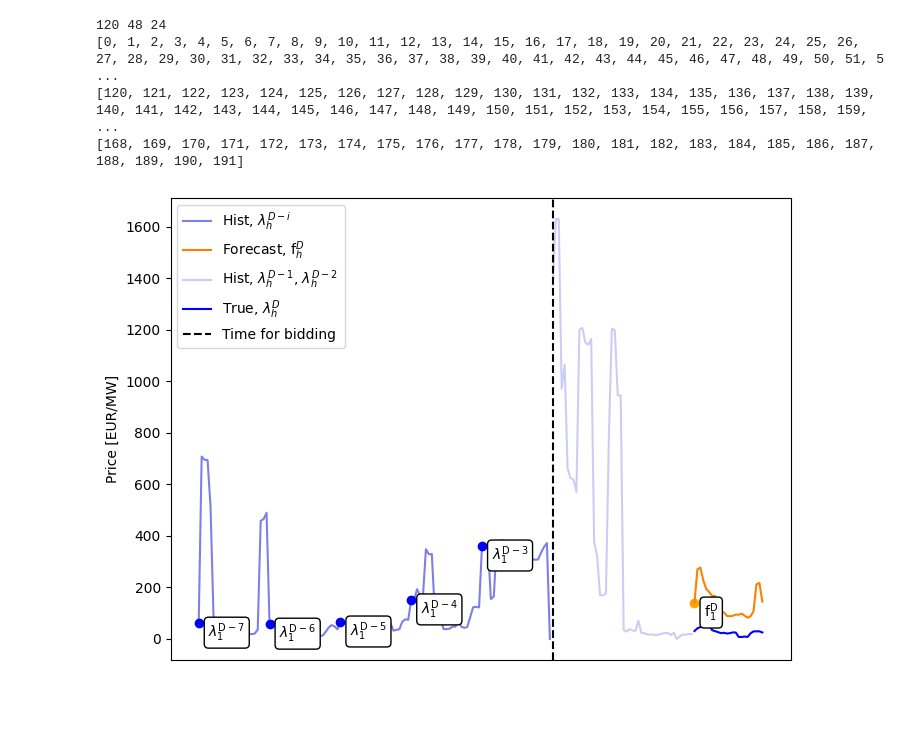
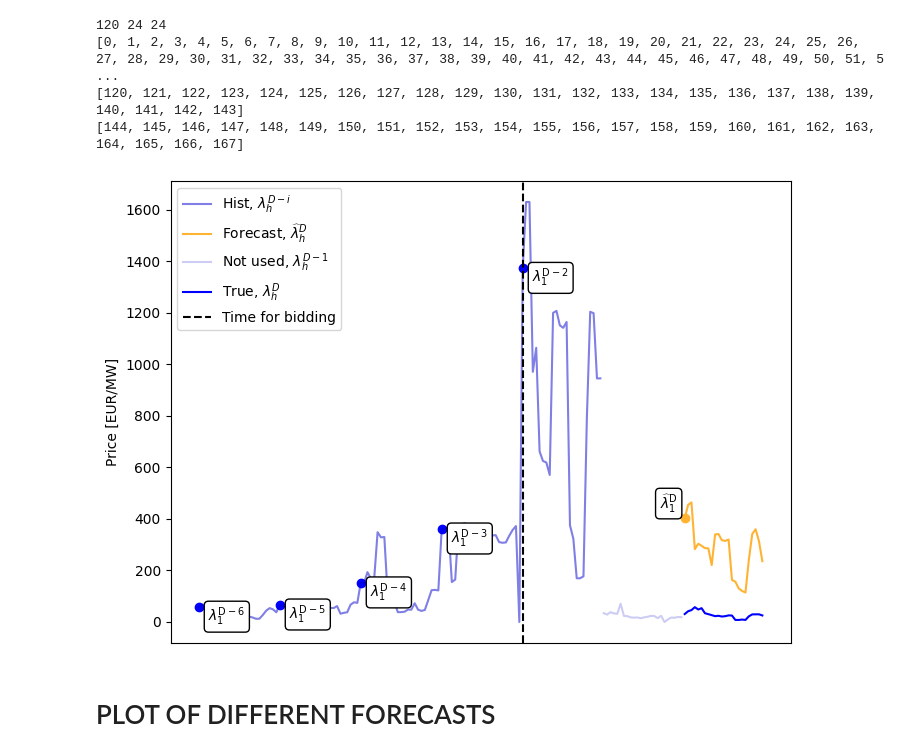
Before and after one commit to junesooshin/lightenup, a Jupyter notebook: Data Examination/Check forecast.ipynb, the cells around one changed output. Drawn from its saved outputs; the diff is of its cells as text; code cells hidden in the pictures; blank space fills up the shorter version.

Commit message:
Forecast is one day back

```diff
--- a/Data Examination/Check forecast.ipynb
+++ b/Data Examination/Check forecast.ipynb
@@ -20,8 +20,8 @@ path = This_file_path[0:(total_string_len-string_len_to_remove)]
 path_processed_data = path + "Processed_data\\"
 # %%
 data = pd.read_csv(path_processed_data + 'real.csv') # Change path
-forecast = pd.read_csv(path_processed_data + 'forecast1.csv') # Change path
-forecast_with_error = pd.read_csv(path_processed_data + 'forecast5.csv') # Change path
+forecast = pd.read_csv(path_processed_data + 'forecast_all1.csv') # Change path
+forecast_with_error = pd.read_csv(path_processed_data + 'forecast_all5.csv') # Change path
 # %%
 h = 0
 d = 0
@@ -30,7 +30,7 @@ Forecasts = ["Spot","FD1_down","FD2_down","FD1_up","FD2_up","FD1_up_percentage",
 idx_col = np.where(np.array(Forecasts) == col)[0]
 # %%
 scatter_points_mean = [0*24,1*24,2*24,3*24,4*24]
-forecasting_time = [5*24]
+forecasting_time = [4*24]
 # %%
 
 # Define the start and end dates
@@ -65,15 +65,15 @@ Date   2023-01-03
 Name: 48, dtype: datetime64[ns]
 # %%
 D_2_list = [1,2,3,4,5]
-start_true_train = (8760)-(D_2_list[-1]*24)
-end_true_train = (8760 + d*24) - 1
+start_true_train = (8760+24)-(D_2_list[-1]*24)
+end_true_train = (8760+24 + d*24) - 1
 start_true_not_used = end_true_train + 1
-end_true_not_used = start_true_not_used + 48 - 1
+end_true_not_used = start_true_not_used + 24 - 1
 start_true_test = end_true_not_used + 1 #start_true_test = 8760 + (2*24) + (d*24) + 1
 end_true_test = start_true_test + 24 - 1
 
-start_forecast = 48
-end_forecast = start_forecast + 24 - 1
+start_forecast = end_true_not_used + 1
+end_forecast = start_true_test + 24 - 1
 
 
 print(start_true_train , ":", end_true_train)
@@ -103,10 +121,10 @@ print(x_train_lst)
 print(x_not_used_lst)
 print(x_test_lst)
 # %% [output]
-120 48 24
+120 24 24
 [0, 1, 2, 3, 4, 5, 6, 7, 8, 9, 10, 11, 12, 13, 14, 15, 16, 17, 18, 19, 20, 21, 22, 23, 24, 25, 26, 27, 28, 29, 30, 31, 32, 33, 34, 35, 36, 37, 38, 39, 40, 41, 42, 43, 44, 45, 46, 47, 48, 49, 50, 51, 5 ...
-[120, 121, 122, 123, 124, 125, 126, 127, 128, 129, 130, 131, 132, 133, 134, 135, 136, 137, 138, 139, 140, 141, 142, 143, 144, 145, 146, 147, 148, 149, 150, 151, 152, 153, 154, 155, 156, 157, 158, 159, ...
-[168, 169, 170, 171, 172, 173, 174, 175, 176, 177, 178, 179, 180, 181, 182, 183, 184, 185, 186, 187, 188, 189, 190, 191]
+[120, 121, 122, 123, 124, 125, 126, 127, 128, 129, 130, 131, 132, 133, 134, 135, 136, 137, 138, 139, 140, 141, 142, 143]
+[144, 145, 146, 147, 148, 149, 150, 151, 152, 153, 154, 155, 156, 157, 158, 159, 160, 161, 162, 163, 164, 165, 166, 167]
 # %%
 # Define the data used for the plo
 plot_train_data = data[col].loc[start_true_train:end_true_train].reset_index(drop=True).to_frame()
@@ -133,7 +151,7 @@ plot_not_used_data = plot_not_used_data.set_index([pd.Index(x_not_used_lst)])
 # %%
 x_list = x_train_axis.loc[scatter_points_mean].values.tolist()
 y_list = plot_train_data.loc[scatter_points_mean].values.tolist()
-text_list = [r'$\lambda^{\mathrm{D-7}}_{1}$', r"$\lambda^{\mathrm{D-6}}_{1}$", r"$\lambda^{\mathrm{D-5}}_{1}$", r"$\lambda^{\mathrm{D-4}}_{1}$", r"$\lambda^{\mathrm{D-3}}_{1}$"]
+text_list = [r'$\lambda^{\mathrm{D-6}}_{1}$', r"$\lambda^{\mathrm{D-5}}_{1}$", r"$\lambda^{\mathrm{D-4}}_{1}$", r"$\lambda^{\mathrm{D-3}}_{1}$", r"$\lambda^{\mathrm{D-2}}_{1}$"]
 
 # Define RGB values for different shades of blue
 blue_shades = [
@@ -152,35 +170,37 @@ orange_shades = [
 fig = plt.figure(figsize=(8, 6), dpi=100)
 
 plt.plot(plot_train_data,c=blue_shades[2],alpha=0.5,label="Hist, $\lambda^{D-i}_h$ ")
-plt.plot(plot_forecasted_data, label=r"Forecast, f$^{D}_h$",c=orange_shades[0])
+plt.plot(plot_forecasted_data, label=r"Forecast, $\widehat{\lambda}^{D}_h$",c=orange_shades[1])
 #plt.plot(plot_forecasted_with_Error_data, label=r"Forecast + $\epsilon$, f$^{D}_h$",c=orange_shades[1])
 
-plt.plot(plot_not_used_data,c=blue_shades[2],alpha=0.2,label="Hist, $\lambda^{D-1}_h$, $\lambda^{D-2}_h$ ")
+plt.plot(plot_not_used_data,c=blue_shades[2],alpha=0.2,label="Not used, $\lambda^{D-1}_h$ ")
 plt.plot(plot_true_data, label="True, $\lambda^{D}_h$", c="blue")
 
 # only one line may be specified; full height
 plt.axvline(x=forecasting_time, color='black', linestyle='--',label= "Time for bidding")
 
 # Scatter plot with custom text annotations and boxes
 for x, y, text in zip(x_list, y_list, text_list):
     #print(x,y,text)
     plt.scatter(x[0],y[0],c="blue")
     plt.annotate(text, (x[0],y[0]), xytext=(7, -10), textcoords='offset points',
                  bbox=dict(boxstyle='round,pad=0.3', facecolor='white', edgecolor='black'))
 
-plt.scatter(x_test_axis.iloc[0], plot_forecasted_data.iloc[0],c="orange")
-plt.annotate(r"f$^{\mathrm{D}}_{1}$", (x_test_axis.iloc[0],plot_forecasted_data.iloc[0]), xytext=(7, -10), textcoords='offset points',
+plt.scatter(x_test_axis.iloc[0], plot_forecasted_data.iloc[0],c=orange_shades[1])
+plt.annotate(r"$\widehat{\lambda}^{\mathrm{D}}_{1}$", (x_test_axis.iloc[0],plot_forecasted_data.iloc[0]), xytext=(-18, 7), textcoords='offset points',
                 bbox=dict(boxstyle='round,pad=0.3', facecolor='white', edgecolor='black'))
 # Remove x-axis tick marks and labels
 plt.xticks([])
 
 # Add a legend outside of the plots
 plt.legend(loc="upper left")
 
 plt.ylabel("Price [EUR/MW]")
 
 # Show the plot
 plt.savefig('Hourly_mean_forecast.pdf', format="pdf", bbox_inches="tight")
 plt.show()
 # %% [output]
-[figure, old version]
+[figure, new version]
+# %% [markdown]
+# PLOT OF DIFFERENT FORECASTS
```
Also changed, not shown: parts of 5 cells of this notebook, 16 other files.
